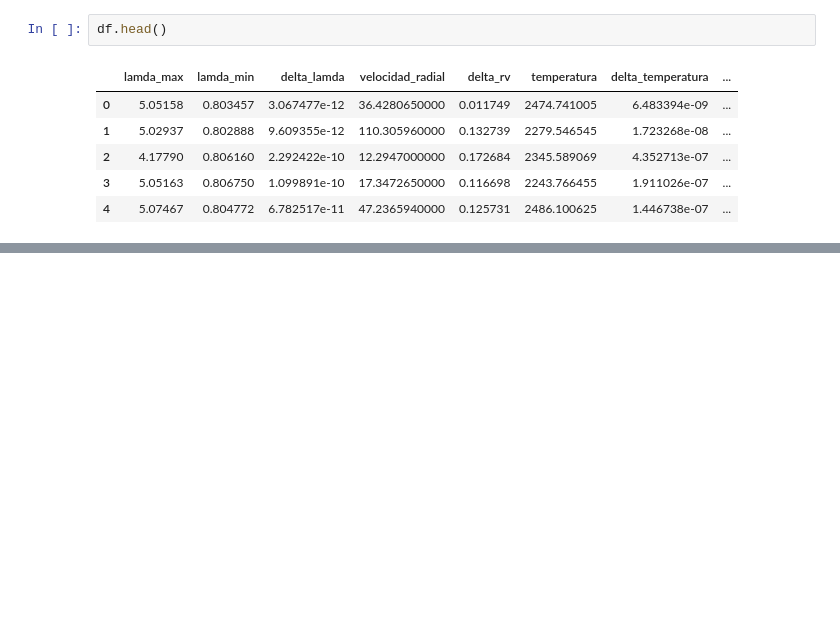
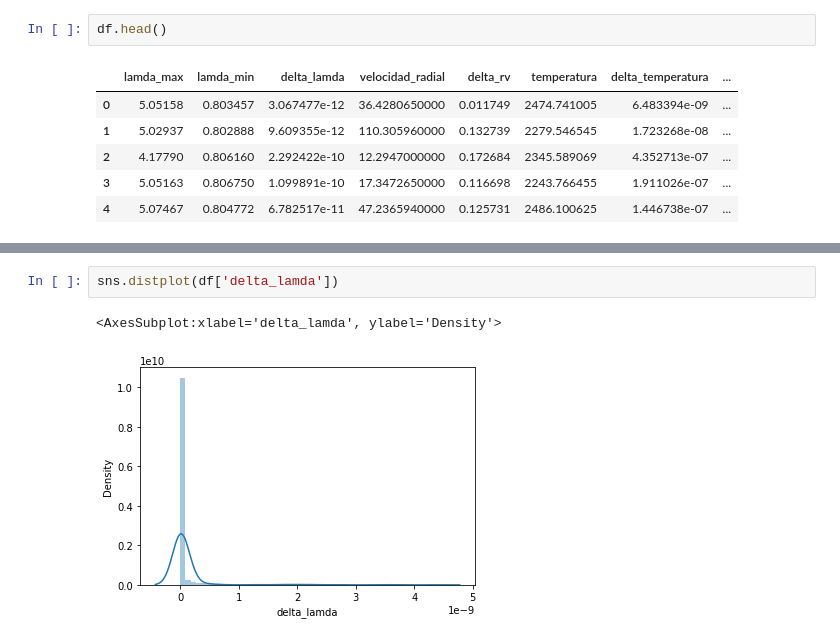
Before and after one commit to suulcoder/starClasification, a Jupyter notebook: exploracion_datos.ipynb, the cells around one changed output, grey strips where cells are left out. Drawn from its saved outputs; the diff is of its cells as text; blank space fills up the shorter version.

```diff
--- a/exploracion_datos.ipynb
+++ b/exploracion_datos.ipynb
@@ -104,0 +115,5 @@ sns.scatterplot(x=df.delta_lamda, y=df.delta_temperatura, hue=df.tipo_estrella,
+# %%
+sns.distplot(df['delta_lamda'])
+# %% [output]
+<AxesSubplot:xlabel='delta_lamda', ylabel='Density'>
+[figure, added]
```
Also changed, not shown: parts of 11 cells of this notebook.
